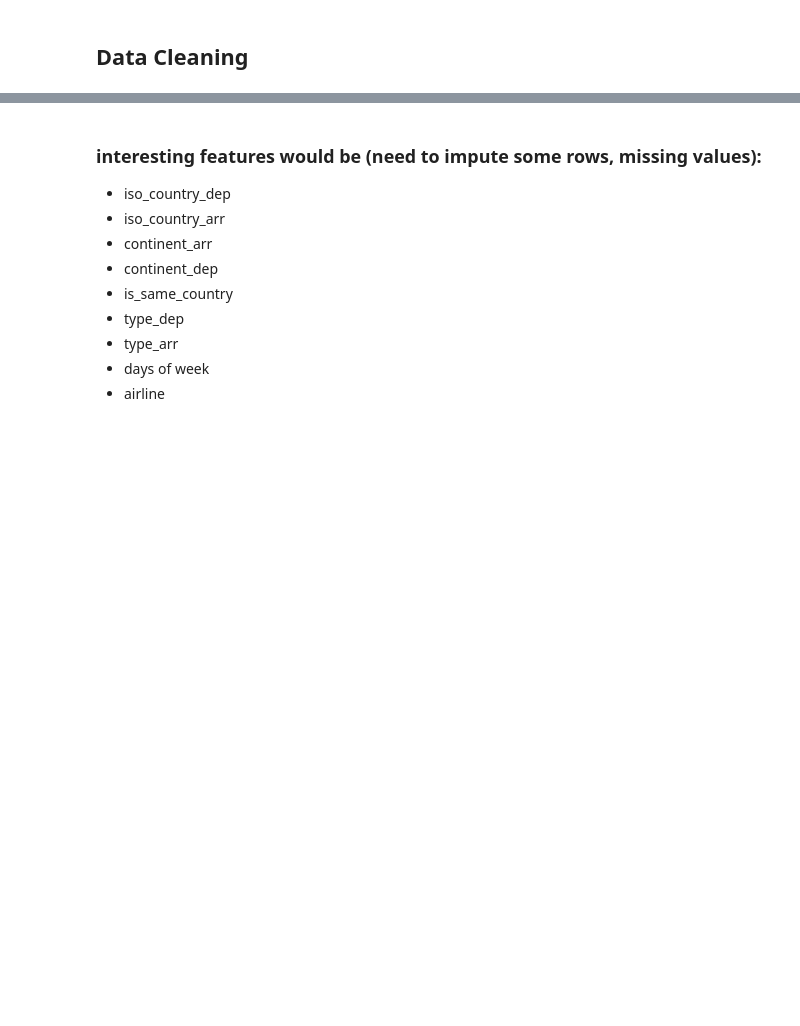
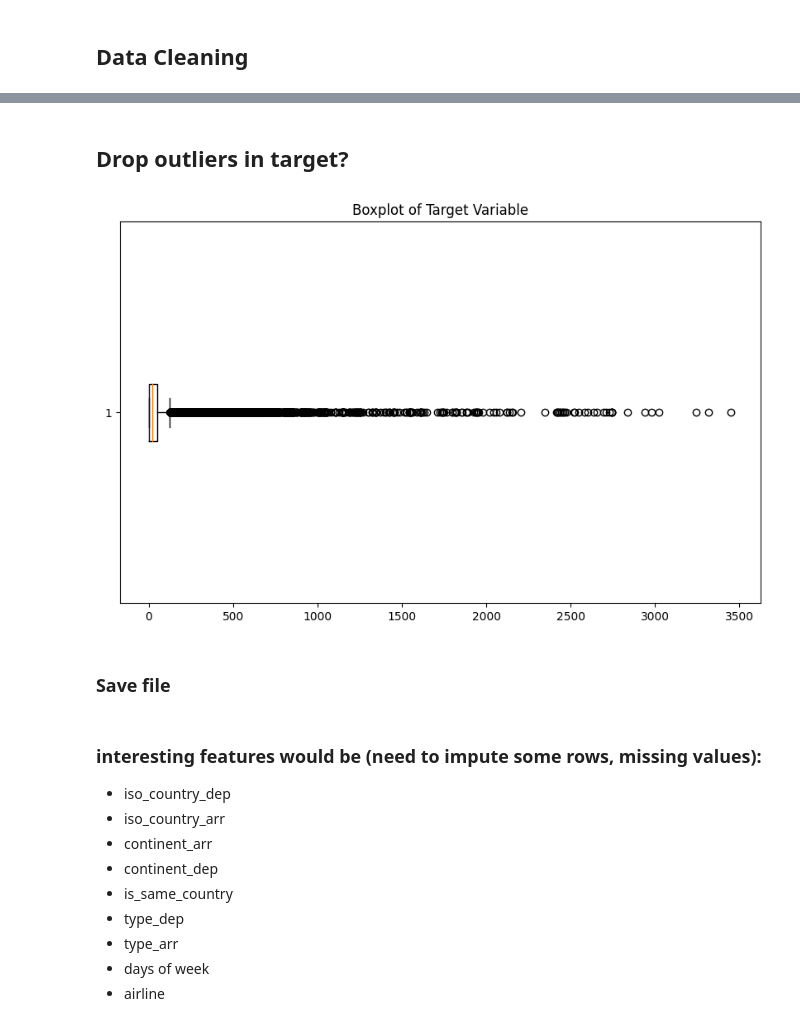
Before and after one commit to marenbor/ml_project_flight_delays, a Jupyter notebook: notebooks/01_Data_cleaning.ipynb, the cells around one changed output, grey strips where cells are left out. Saved outputs shown, nothing was run; the diff lists cells and outputs as text; code cells hidden in the pictures; blank space fills up the shorter version.

```diff
--- a/notebooks/01_Data_cleaning.ipynb
+++ b/notebooks/01_Data_cleaning.ipynb
@@ -135,3 +155,6 @@ df.head()
 # %%
 # Make new features with DP Country = Arr Country
 df['is_same_country'] = np.where(df['iso_country_dep'].isna() | df['iso_country_arr'].isna(), np.nan, df['iso_country_dep'] == df['iso_country_arr'])
+# %%
+#change NA to NOA, so it doesnt get recodcnized as missing value
+df[['continent_dep', 'continent_arr']] = df[['continent_dep', 'continent_arr']].replace('NA', 'NOA')
@@ -138,2 +193,5 @@ df['is_same_country'] = np.where(df['iso_country_dep'].isna() | df['iso_country_
 # %%
-df.drop(columns=['datop', 'fltid', 'depstn', 'arrstn', 'std', 'sta', 'ac', 'status'], inplace=True)
+#drop columns that are not needed
+df.drop(columns=['datop', 'fltid', 'depstn', 'arrstn', 'std', 'sta', 'ac', 'status', 'std_date', 'sta_date', 'std_time', 'sta_time'], inplace=True)
+
+#maybe drop: 'iso_country_arr', 'type_arr'
@@ -139,0 +312,5 @@ df.drop(columns=['datop', 'fltid', 'depstn', 'arrstn', 'std', 'sta', 'ac', 'stat
+# %%
+#drop columns that are not needed
+df.drop(columns=['continent_dep', 'continent_arr', 'sta_time_dec'], inplace=True)
+
+#maybe drop: 'iso_country_arr', 'type_arr'
@@ -152,0 +348,10 @@ df['is_same_country'] = df['is_same_country'].replace({0: False, 1: True})
+# %% [markdown]
+## Drop outliers in target?
+# %%
+# Plot boxplot of target variable
+plt.figure(figsize=(10,6))
+plt.boxplot(df['target'], vert=False)
+plt.title('Boxplot of Target Variable')
+plt.show()
+# %% [output]
+[figure, added]
@@ -153,3 +364,5 @@ df['is_same_country'] = df['is_same_country'].replace({0: False, 1: True})
+# %% [markdown]
+### Save file
 # %%
 df.to_csv('../data/train_cleaned.csv', index=False)
 # %% [markdown]
```
Also changed, not shown: parts of 32 cells of this notebook, 22 other files.
